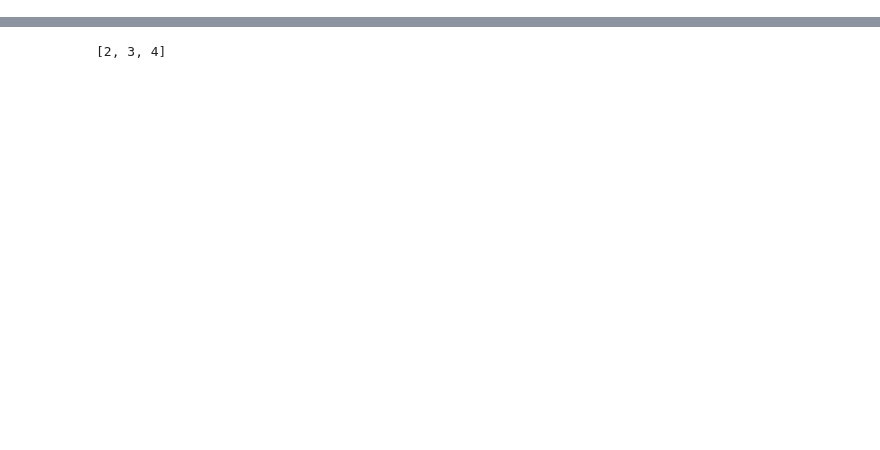
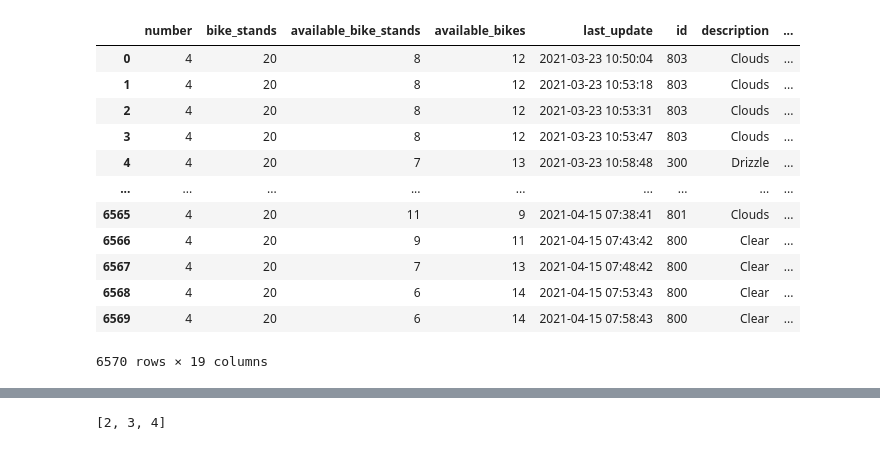
Before and after one commit to CatLuvrHass/DublinBikeApp, a Jupyter notebook: models (automated).ipynb, the cells around one changed output, grey strips where cells are left out. Drawn from its saved outputs; the diff is of its cells as text; code cells hidden in the pictures; blank space fills up the shorter version.

```diff
--- a/models (automated).ipynb
+++ b/models (automated).ipynb
@@ -64,4 +64,19 @@ See the caveats in the documentation: https://pandas.pydata.org/pandas-docs/stab
 # %%
 # implement weather data
 #df["good_weather"] = np.logical_or(df["description"] == "Clouds", df["description"] == "Clear")
 #df.good_weather.replace({True:1, False:0},inplace=True)
+df
+# %% [output]
+|  | number | bike_stands | available_bike_stands | available_bikes | last_update | id | description | ... |
+| 0 | 4 | 20 | 8 | 12 | 2021-03-23 10:50:04 | 803 | Clouds | ... |
+| 1 | 4 | 20 | 8 | 12 | 2021-03-23 10:53:18 | 803 | Clouds | ... |
+| 2 | 4 | 20 | 8 | 12 | 2021-03-23 10:53:31 | 803 | Clouds | ... |
+| 3 | 4 | 20 | 8 | 12 | 2021-03-23 10:53:47 | 803 | Clouds | ... |
+| 4 | 4 | 20 | 7 | 13 | 2021-03-23 10:58:48 | 300 | Drizzle | ... |
+| ... | ... | ... | ... | ... | ... | ... | ... | ... |
+| 6565 | 4 | 20 | 11 | 9 | 2021-04-15 07:38:41 | 801 | Clouds | ... |
+| 6566 | 4 | 20 | 9 | 11 | 2021-04-15 07:43:42 | 800 | Clear | ... |
+| 6567 | 4 | 20 | 7 | 13 | 2021-04-15 07:48:42 | 800 | Clear | ... |
+| 6568 | 4 | 20 | 6 | 14 | 2021-04-15 07:53:43 | 800 | Clear | ... |
+| 6569 | 4 | 20 | 6 | 14 | 2021-04-15 07:58:43 | 800 | Clear | ... |
+6570 rows × 19 columns
```
Also changed, not shown: parts of 24 cells of this notebook, 2 other files.
